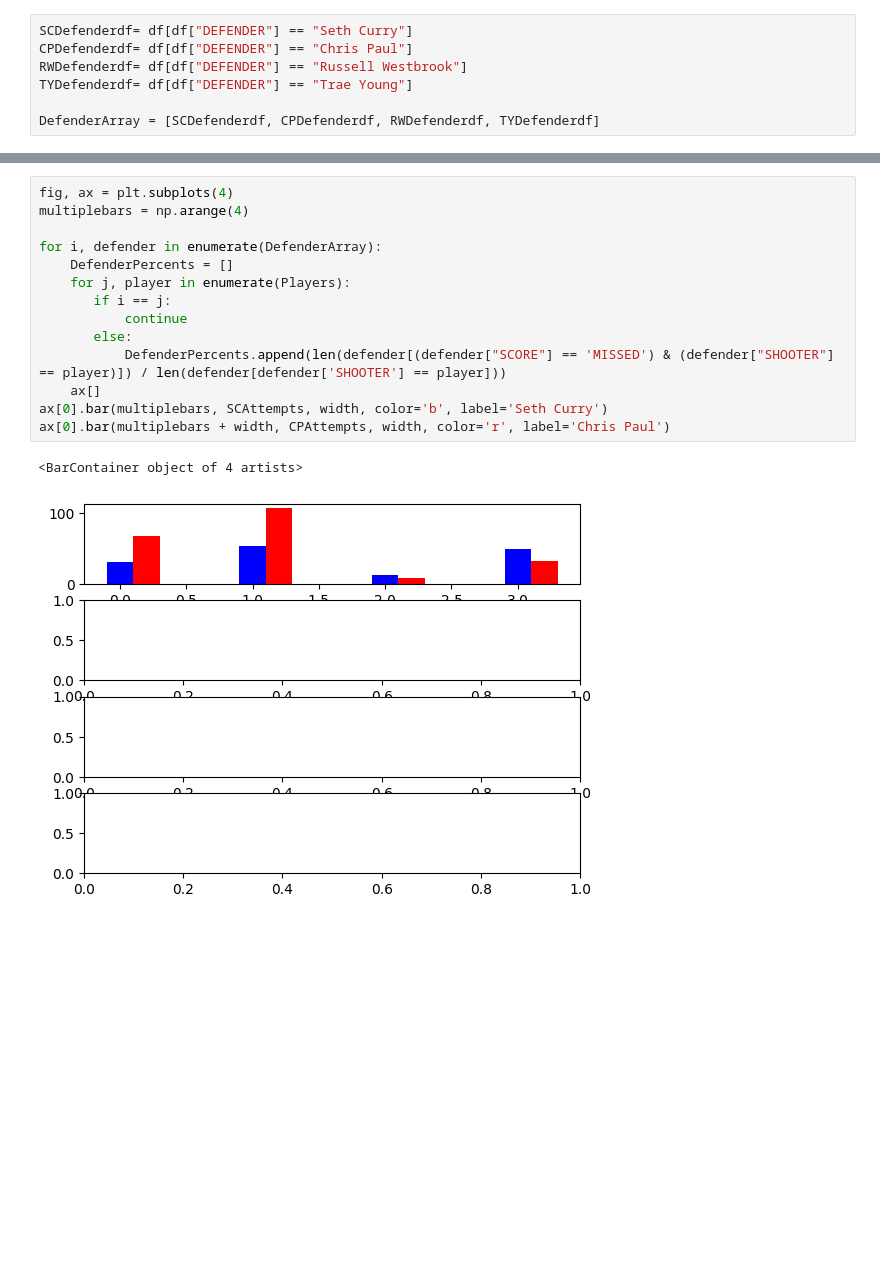
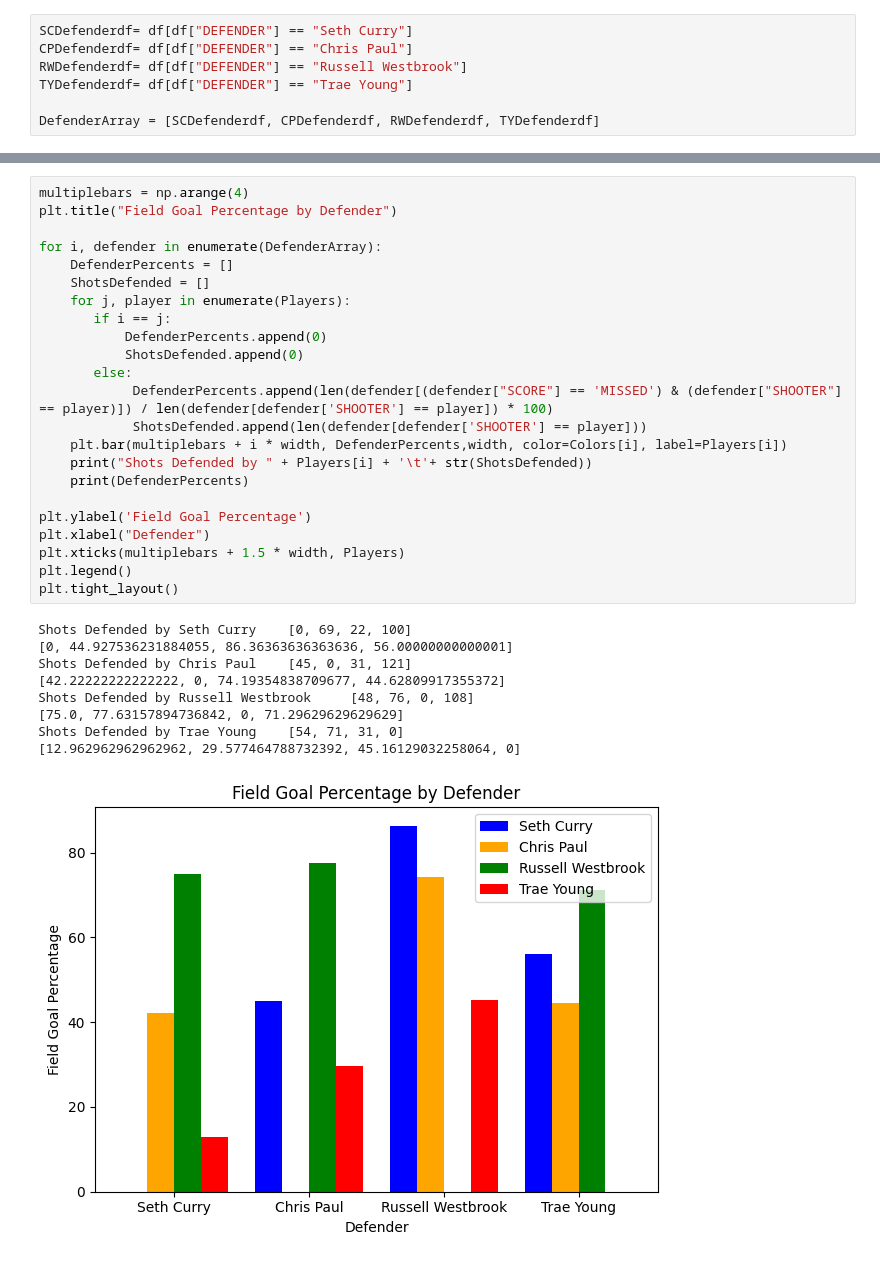
Before and after one commit to kacpersienkiewicz/NBAShootingAnalysis, a Jupyter notebook: NBAShootingAnalysis.ipynb, the cells around one changed output, grey strips where cells are left out. Saved outputs shown, nothing was run; the diff lists cells and outputs as text; blank space fills up the shorter version.

```diff
--- a/NBAShootingAnalysis.ipynb
+++ b/NBAShootingAnalysis.ipynb
@@ -552,17 +600,33 @@ DefenderArray = [SCDefenderdf, CPDefenderdf, RWDefenderdf, TYDefenderdf]
 # %%
-fig, ax = plt.subplots(4)
 multiplebars = np.arange(4)
+plt.title("Field Goal Percentage by Defender")
 
 for i, defender in enumerate(DefenderArray):
     DefenderPercents = []
+    ShotsDefended = []
     for j, player in enumerate(Players):
        if i == j:
-           continue
+           DefenderPercents.append(0)
+           ShotsDefended.append(0)
        else:
-           DefenderPercents.append(len(defender[(defender["SCORE"] == 'MISSED') & (defender["SHOOTER"] == player)]) / len(defender[defender['SHOOTER'] == player]))
-    ax[]
-ax[0].bar(multiplebars, SCAttempts, width, color='b', label='Seth Curry')
-ax[0].bar(multiplebars + width, CPAttempts, width, color='r', label='Chris Paul')
+            DefenderPercents.append(len(defender[(defender["SCORE"] == 'MISSED') & (defender["SHOOTER"] == player)]) / len(defender[defender['SHOOTER'] == player]) * 100)
+            ShotsDefended.append(len(defender[defender['SHOOTER'] == player]))
+    plt.bar(multiplebars + i * width, DefenderPercents,width, color=Colors[i], label=Players[i])
+    print("Shots Defended by " + Players[i] + '\t'+ str(ShotsDefended))
+    print(DefenderPercents)
+
+plt.ylabel('Field Goal Percentage')
+plt.xlabel("Defender")
+plt.xticks(multiplebars + 1.5 * width, Players)
+plt.legend()
+plt.tight_layout()
 # %% [output]
-<BarContainer object of 4 artists>
+Shots Defended by Seth Curry    [0, 69, 22, 100]
+[0, 44.927536231884055, 86.36363636363636, 56.00000000000001]
+Shots Defended by Chris Paul    [45, 0, 31, 121]
+[42.22222222222222, 0, 74.19354838709677, 44.62809917355372]
+Shots Defended by Russell Westbrook     [48, 76, 0, 108]
+[75.0, 77.63157894736842, 0, 71.29629629629629]
+Shots Defended by Trae Young    [54, 71, 31, 0]
+[12.962962962962962, 29.577464788732392, 45.16129032258064, 0]
-[figure, old version]
+[figure, new version]
```
Also changed, not shown: parts of 7 cells of this notebook.
